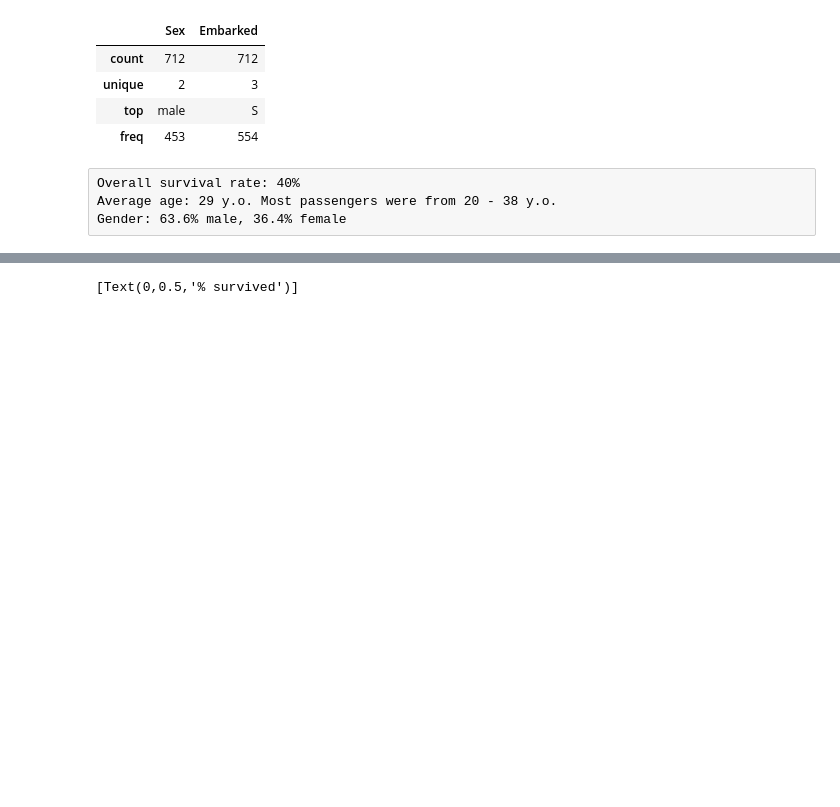
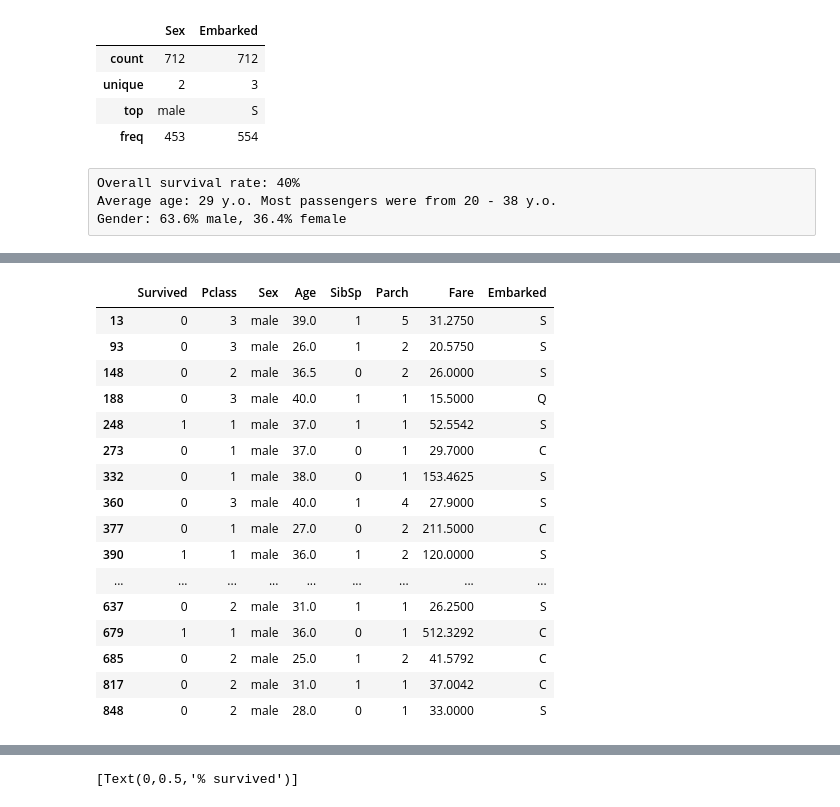
Before and after one commit to LeDuyAnh90/Titanic, a Jupyter notebook: Titanic.ipynb, the cells around one changed output, grey strips where cells are left out. Drawn from its saved outputs; the diff is of its cells as text; code cells hidden in the pictures; blank space fills up the shorter version.

```diff
--- a/Titanic.ipynb
+++ b/Titanic.ipynb
@@ -88,0 +116,21 @@ Gender: 63.6% male, 36.4% female
+# %%
+#Select passengers who are male, from 25 - 40 and travel with parents
+train_df_new.loc[(train_df_new['Age']>=25)&(train_df_new['Age']<=40)&(train_df_new['Sex']=='male')&(train_df_new['Parch']>0)]
+# %% [output]
+|  | Survived | Pclass | Sex | Age | SibSp | Parch | Fare | Embarked |
+| 13 | 0 | 3 | male | 39.0 | 1 | 5 | 31.2750 | S |
+| 93 | 0 | 3 | male | 26.0 | 1 | 2 | 20.5750 | S |
+| 148 | 0 | 2 | male | 36.5 | 0 | 2 | 26.0000 | S |
+| 188 | 0 | 3 | male | 40.0 | 1 | 1 | 15.5000 | Q |
+| 248 | 1 | 1 | male | 37.0 | 1 | 1 | 52.5542 | S |
+| 273 | 0 | 1 | male | 37.0 | 0 | 1 | 29.7000 | C |
+| 332 | 0 | 1 | male | 38.0 | 0 | 1 | 153.4625 | S |
+| 360 | 0 | 3 | male | 40.0 | 1 | 4 | 27.9000 | S |
+| 377 | 0 | 1 | male | 27.0 | 0 | 2 | 211.5000 | C |
+| 390 | 1 | 1 | male | 36.0 | 1 | 2 | 120.0000 | S |
+| ... | ... | ... | ... | ... | ... | ... | ... | ... |
+| 637 | 0 | 2 | male | 31.0 | 1 | 1 | 26.2500 | S |
+| 679 | 1 | 1 | male | 36.0 | 0 | 1 | 512.3292 | C |
+| 685 | 0 | 2 | male | 25.0 | 1 | 2 | 41.5792 | C |
+| 817 | 0 | 2 | male | 31.0 | 1 | 1 | 37.0042 | C |
+| 848 | 0 | 2 | male | 28.0 | 0 | 1 | 33.0000 | S |
```
Also changed, not shown: parts of 7 cells of this notebook.
